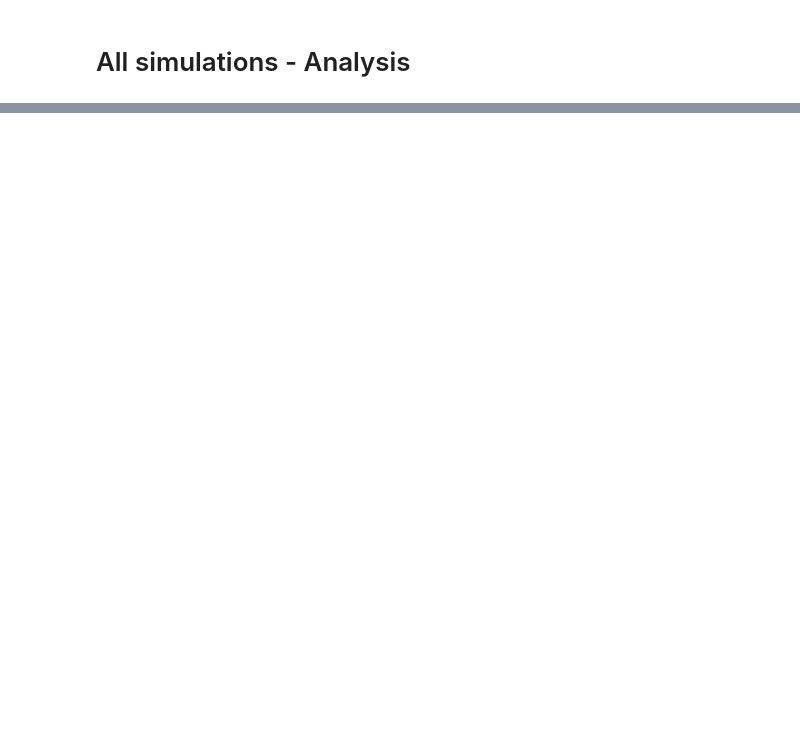
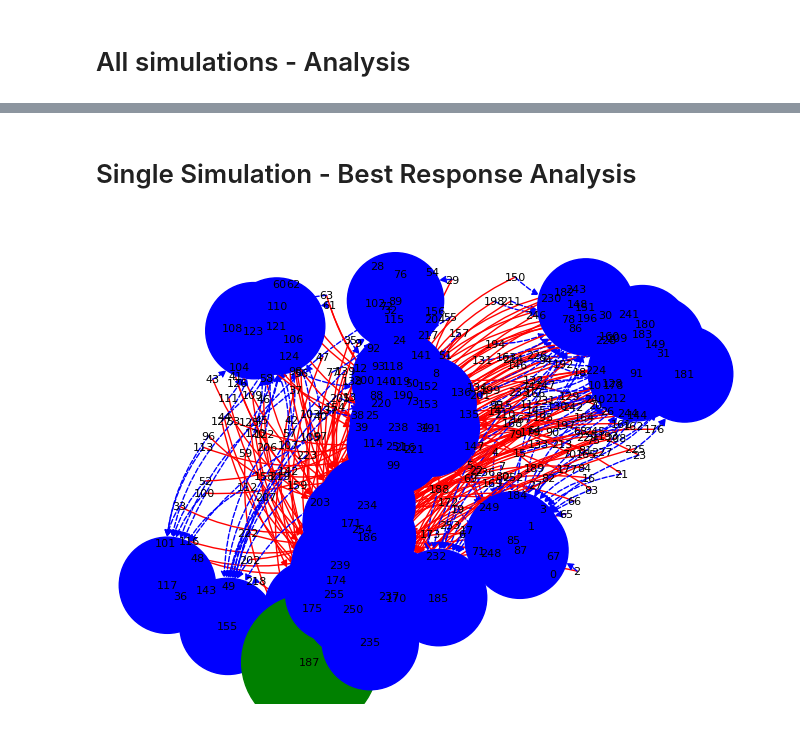
Before and after one commit to eladavid/MARL, a Jupyter notebook: simulations/analyze_sim_results.ipynb, the cells around one changed output, grey strips where cells are left out. Cells and saved outputs as stored; diff of their text form; code cells hidden in the pictures; blank space fills up the shorter version.

```diff
--- a/simulations/analyze_sim_results.ipynb
+++ b/simulations/analyze_sim_results.ipynb
@@ -236,0 +285,10 @@ label 2: mean dist 0.30599534218643554
+# %% [markdown]
+# Single Simulation - Best Response Analysis
+# %%
+sim_data = regular_sims_data_list[0]
+simulation = sim_data['simulation']
+# %%
+policy_graph = simulation.multi_agent.build_policies_best_response_graph()
+simulation.multi_agent.plot_policy_best_response_graph(policy_graph)
+# %% [output]
+[figure, added]
```
Also changed, not shown: parts of 11 cells of this notebook.
